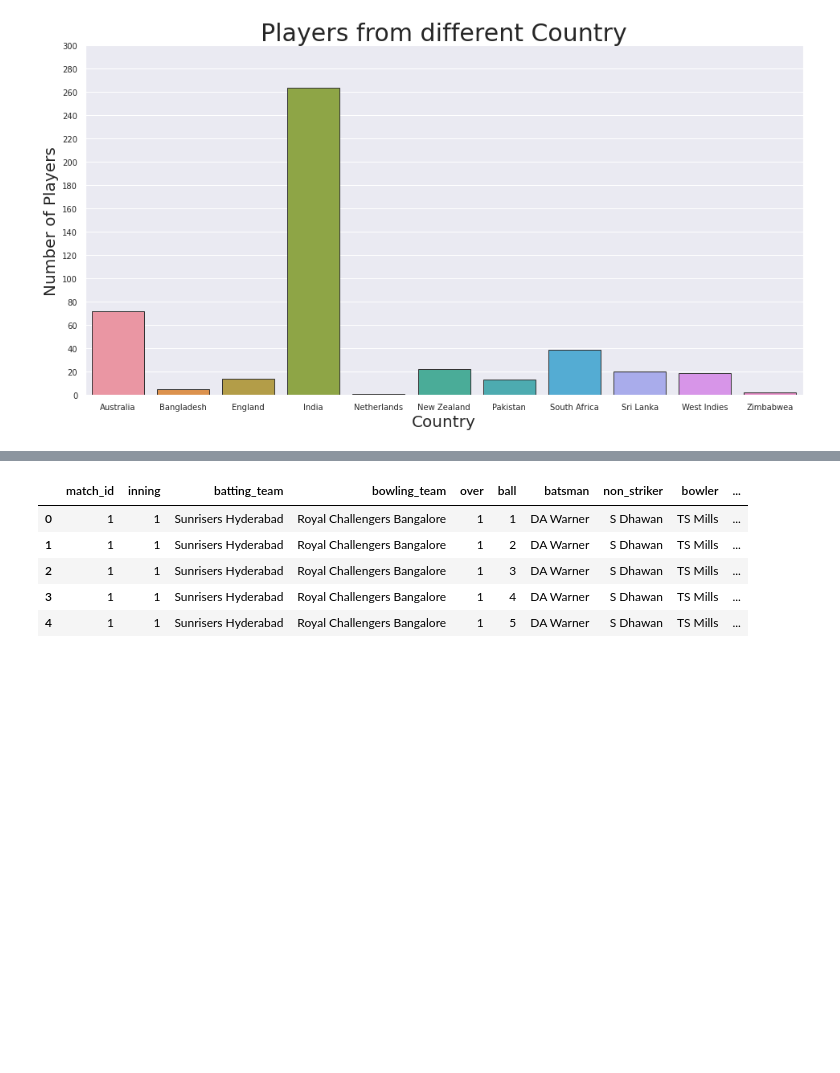
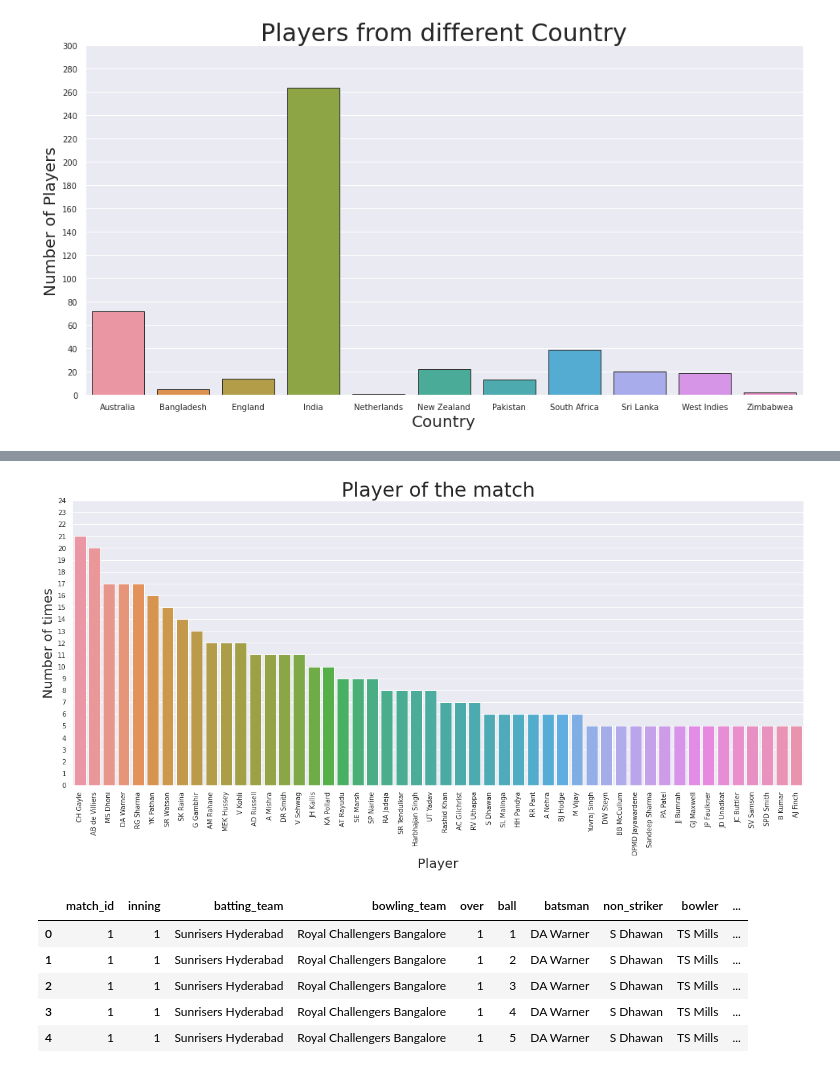
Before and after one commit to Pradip240/IPL-T20-Cricket-Analysis, a Jupyter notebook: Pradip_IPL_T20_Cricket_Analysis_Capstone_Project.ipynb, the cells around one changed output, grey strips where cells are left out. Cells and saved outputs as stored; diff of their text form; code cells hidden in the pictures; blank space fills up the shorter version.

Commit message:
player of the match

```diff
--- a/Pradip_IPL_T20_Cricket_Analysis_Capstone_Project.ipynb
+++ b/Pradip_IPL_T20_Cricket_Analysis_Capstone_Project.ipynb
@@ -71,3 +97,20 @@ for tick in axes.yaxis.get_major_ticks():
+# %%
+player_of_match_data = mathches_df['player_of_match'].value_counts()
+player_of_match_data = player_of_match_data[:50]
+fig, axes = plt.subplots(figsize=(20,8))
+sns.set_style("darkgrid")
+sns.barplot(player_of_match_data.index, player_of_match_data.values,ax=axes)
+axes.set_yticks(range(0,25))
+axes.set_xlabel('Player', size=20)
+axes.set_ylabel('Number of times', size=20)
+axes.set_title('Player of the match', size=30)
+for tick in axes.xaxis.get_major_ticks():
+    tick.label.set_fontsize(10)
+    tick.label.set_rotation(90)
+for tick in axes.yaxis.get_major_ticks():
+    tick.label.set_fontsize(10)
+# %% [output]
+[figure, added]
 # %%
 deliveries_df.head()
 # %% [output]
```
Also changed, not shown: parts of 3 cells of this notebook.
